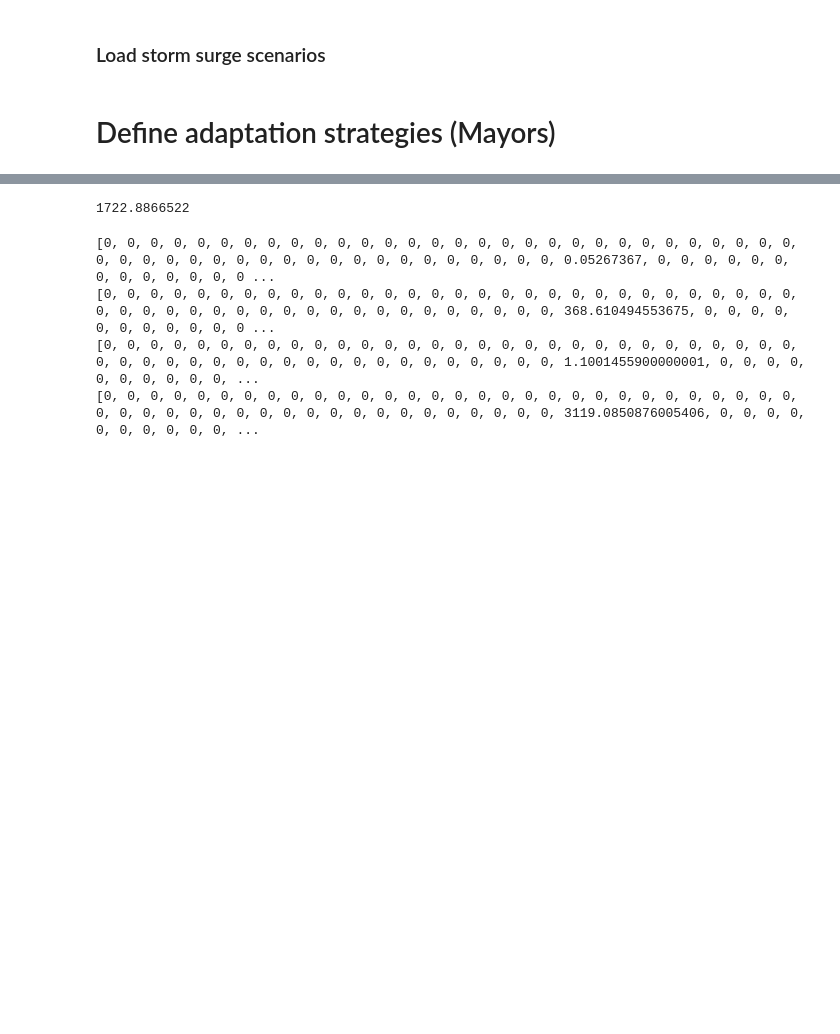
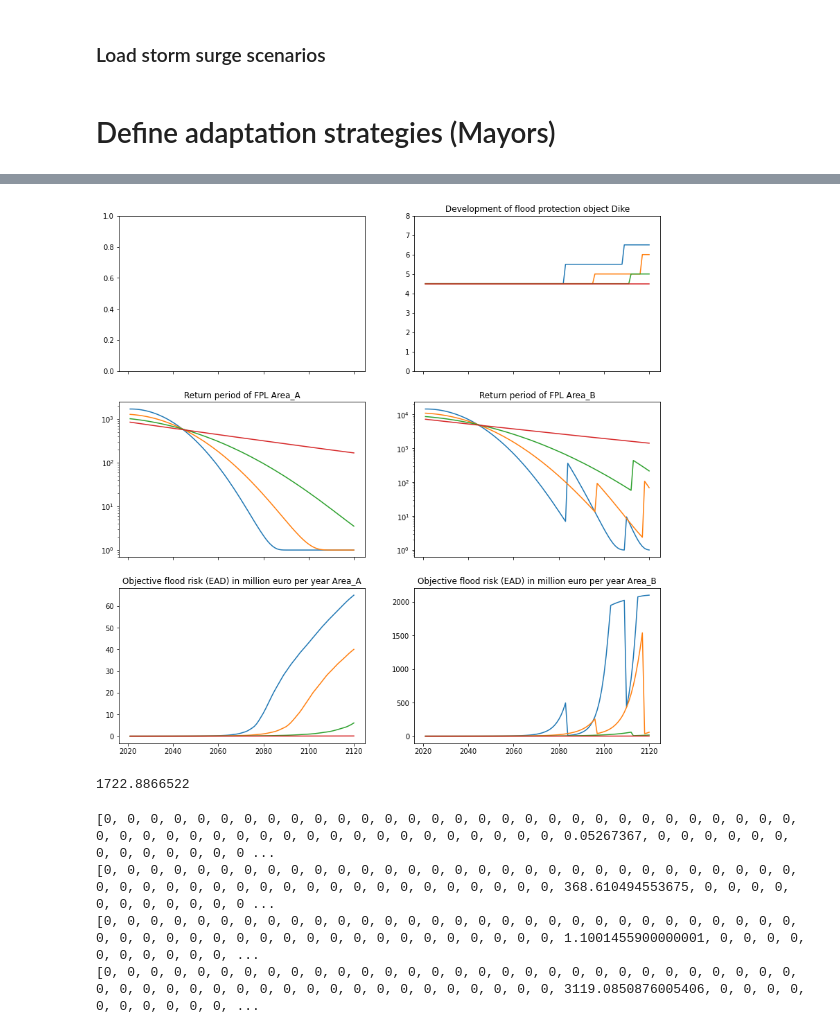
Before and after one commit to keesvanginkel/Urban-SETP, a Jupyter notebook: Rotterdam.ipynb, the cells around one changed output, grey strips where cells are left out. Cells and saved outputs as stored; diff of their text form; code cells hidden in the pictures; blank space fills up the shorter version.

```diff
--- a/Rotterdam.ipynb
+++ b/Rotterdam.ipynb
@@ -317,3 +343,31 @@ for experiment in reversed(experiments):
+# %%
+fig, axes = plt.subplots(nrows=3,ncols=2,sharey=False,sharex=True,figsize=(14,14))
+
+labels = []
+
+for experiment in reversed(experiments):
+
+    Model = experiment['Model']
+    SurgeSeries = experiment['SurgeSeries']
+    Mayor = experiment['Mayor']
+
+    axes[0,1].plot(SurgeSeries.years,Model.allFloodProtection[1].protection_level)
+    axes[0,1].set_title('Development of flood protection object Dike')
+    axes[0,1].set_ylim(0,8)
+
+    for i, Area in enumerate(Model.allResidentialArea):
+        axes[1,i].set_title('Return period of FPL {}'.format(Model.allResidentialArea[i].name))
+        axes[1,i].plot(SurgeSeries.years,Model.allResidentialArea[i].protection_level_rp,'-')
+        axes[1,i].set_yscale("log")
+        #axes[1,i].set_ylim(0,50)
+
+    for i, Area in enumerate(Model.allResidentialArea):
+        axes[2,i].set_title('Objective flood risk (EAD) in million euro per year {}'.format(Model.allResidentialArea[i].name))
+        axes[2,i].plot(SurgeSeries.years,Model.allResidentialArea[i].risk,'-')
+        #axes[1,i].set_yscale("log")
+        #axes[1,i].set_ylim(0,50)
+# %% [output]
+[figure, added]
 # %%
 
 RA = Model.allResidentialArea[1]
```
Also changed, not shown: parts of 2 cells of this notebook, 1 other file.
